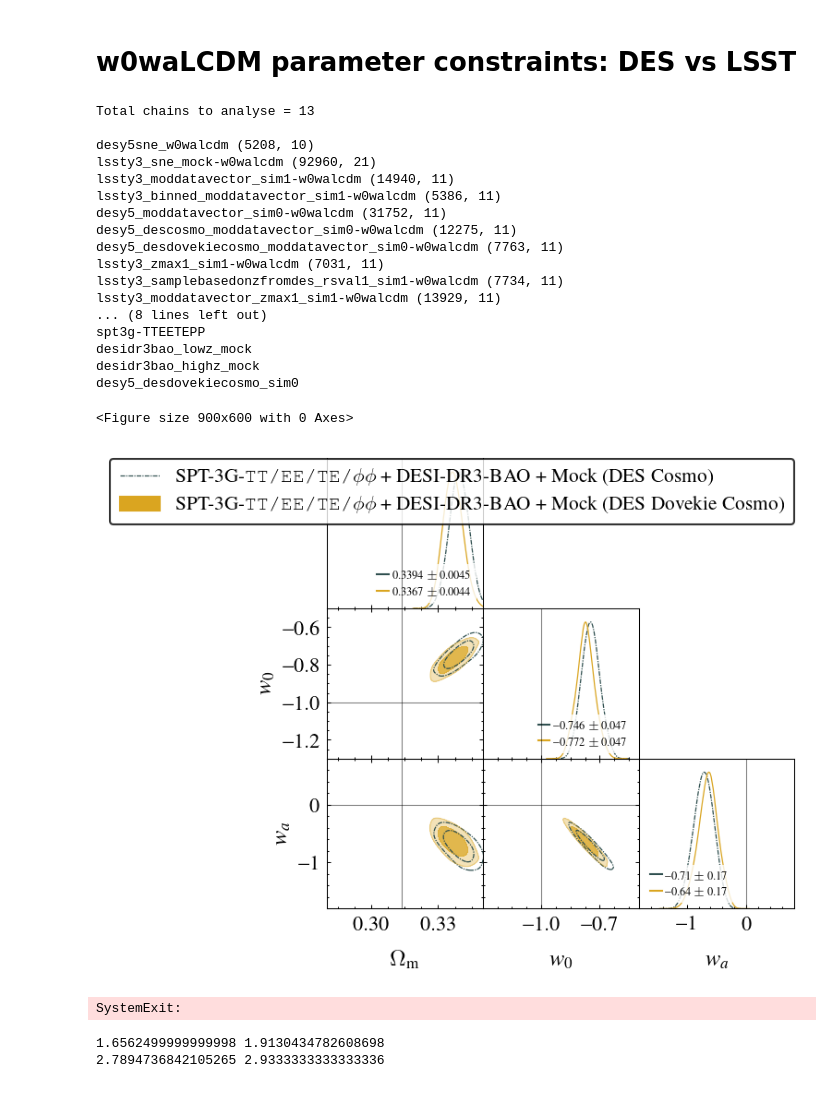
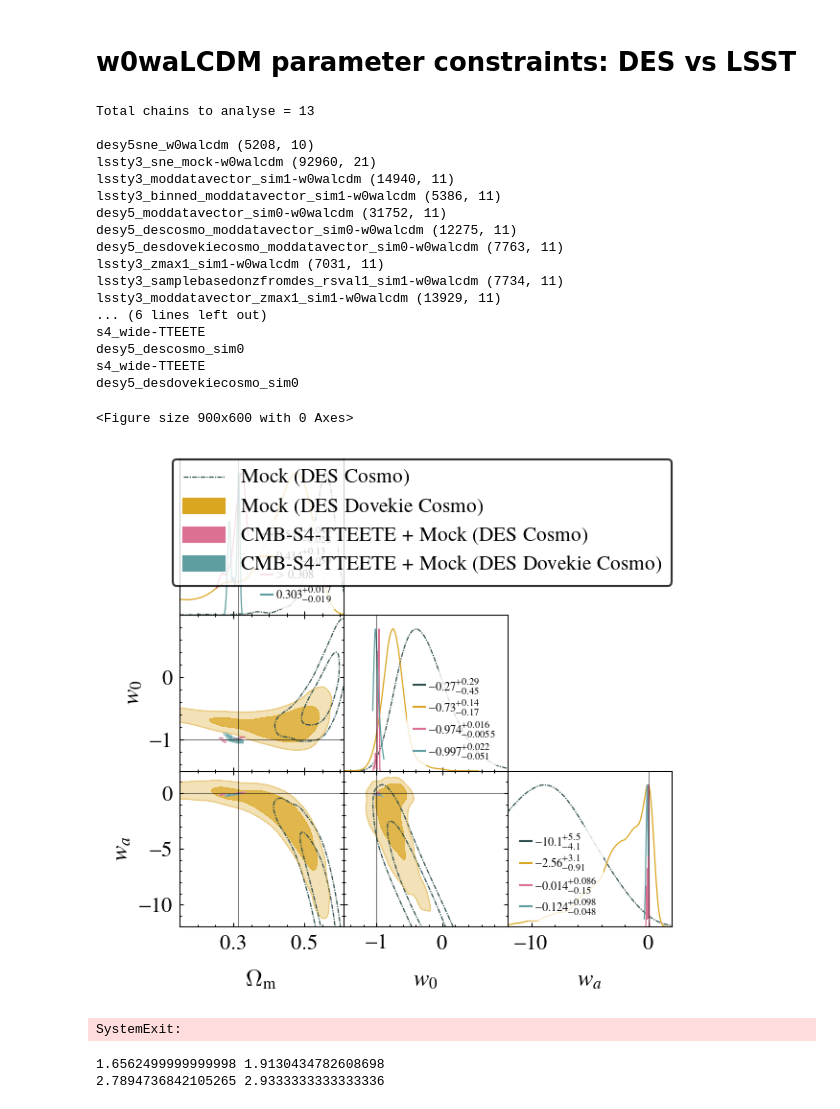
Before and after one commit to sriniraghunathan/CMB_BAO_SNe_likelihoods, a Jupyter notebook: analyse_chains_for_paper.ipynb, the cells around one changed output. Cells and saved outputs as stored; diff of their text form; code cells hidden in the pictures.

```diff
--- a/analyse_chains_for_paper.ipynb
+++ b/analyse_chains_for_paper.ipynb
@@ -399,8 +399,10 @@ if (1): #check multiple LSST datasets
 #     chain_fdlist.extend(['%s/lssty3_sim4-%s' %(other_mcmc_fd, which_cosmo)])
 #     chain_fdlist.extend(['%s/lssty3_sim5-%s' %(other_mcmc_fd, which_cosmo)])
 
-    chain_fdlist.extend(['%s/spt3g-TTEETEPP+desidr3bao_lowz_mock+desidr3bao_highz_mock+desy5_descosmo_moddatavector_sim0-%s' %(other_mcmc_fd, which_cosmo)])
-    chain_fdlist.extend(['%s/spt3g-TTEETEPP+desidr3bao_lowz_mock+desidr3bao_highz_mock+desy5_desdovekiecosmo_moddatavector_sim0-%s' %(other_mcmc_fd, which_cosmo)])
+#     chain_fdlist.extend(['%s/spt3g-TTEETEPP+desidr3bao_lowz_mock+desidr3bao_highz_mock+desy5_descosmo_moddatavector_sim0-%s' %(other_mcmc_fd, which_cosmo)])
+#     chain_fdlist.extend(['%s/spt3g-TTEETEPP+desidr3bao_lowz_mock+desidr3bao_highz_mock+desy5_desdovekiecosmo_moddatavector_sim0-%s' %(other_mcmc_fd, which_cosmo)])
+    chain_fdlist.extend(['%s/s4_wide-TTEETE+desy5_descosmo_moddatavector_sim0-%s' %(other_mcmc_fd, which_cosmo)])
+    chain_fdlist.extend(['%s/s4_wide-TTEETE+desy5_desdovekiecosmo_moddatavector_sim0-%s' %(other_mcmc_fd, which_cosmo)])
 
 
     print('Total chains to analyse = %s\n' %(len(chain_fdlist)))
@@ -477,7 +479,8 @@ if (1): #multiple DES cosm0
     plname = 'plots/%s_des_multiple_cosmo.pdf' %(which_cosmo)
     legfsval = 11.5
 
-if (1): #multiple DES cosm0
+if (1): #multiple DES cosm0 + CMB + BAO
+    """
     chains_to_plot = [
                       ##'desy5sne_%s' %(which_cosmo),
                       ##'desy5_descosmo_moddatavector_sim0-%s' %(which_cosmo),
@@ -485,8 +488,16 @@ if (1): #multiple DES cosm0
                       'spt3g-TTEETEPP+desidr3bao_lowz_mock+desidr3bao_highz_mock+desy5_descosmo_moddatavector_sim0-%s' %(which_cosmo),
                       'spt3g-TTEETEPP+desidr3bao_lowz_mock+desidr3bao_highz_mock+desy5_desdovekiecosmo_moddatavector_sim0-%s' %(which_cosmo),
     ]
+    """
+    chains_to_plot = [
+                      'desy5_descosmo_moddatavector_sim0-%s' %(which_cosmo),
+                      'desy5_desdovekiecosmo_moddatavector_sim0-%s' %(which_cosmo),
+                      's4_wide-TTEETE+desy5_descosmo_moddatavector_sim0-%s' %(which_cosmo),
+                      's4_wide-TTEETE+desy5_desdovekiecosmo_moddatavector_sim0-%s' %(which_cosmo),
+                    ]
     color_arr = ['darkslategrey', 'goldenrod', 'palevioletred', 'cadetblue']
     param_limits_dic = None
+    param_limits_dic = {'omegam': [0.15, 0.61], 'w': [-1.5, 1.], 'wa': [-12, 2.]}
 
     filled_arr = [False, True, True, True]
     ls_arr = ['-.', '-', '-', '-']
@@ -672,38 +683,38 @@ def get_des_lsst_improvements(qualifier, low_err_dic, up_err_dic):
 
 #lsst
 low_err_dic = {'w': 0.061, 'wa': 0.43}
 up_err_dic = {'w': 0.072, 'wa': 1.2}
 get_des_lsst_improvements('lsst', low_err_dic, up_err_dic)
 
 #zmax cut
 ###low_err_dic = {'w': 0.13, 'wa': 1.4}; up_err_dic = {'w': 0.077, 'wa': 2.3}
 low_err_dic = {'w': 0.09, 'wa': 0.55}; up_err_dic = {'w': 0.078, 'wa': 1.6}
 get_des_lsst_improvements('zmaxcut', low_err_dic, up_err_dic)
 
 #DES-like
 ###low_err_dic = {'w': 0.23, 'wa': 2.2}; up_err_dic = {'w': 0.13, 'wa': 3.4}
 low_err_dic = {'w': 0.16, 'wa': 0.85}; up_err_dic = {'w': 0.16, 'wa': 2.8}
 get_des_lsst_improvements('deslike', low_err_dic, up_err_dic)
 # %% [output]
 Total chains to analyse = 13
 
 desy5sne_w0walcdm (5208, 10)
 lssty3_sne_mock-w0walcdm (92960, 21)
 lssty3_moddatavector_sim1-w0walcdm (14940, 11)
 lssty3_binned_moddatavector_sim1-w0walcdm (5386, 11)
 desy5_moddatavector_sim0-w0walcdm (31752, 11)
 desy5_descosmo_moddatavector_sim0-w0walcdm (12275, 11)
 desy5_desdovekiecosmo_moddatavector_sim0-w0walcdm (7763, 11)
 lssty3_zmax1_sim1-w0walcdm (7031, 11)
 lssty3_samplebasedonzfromdes_rsval1_sim1-w0walcdm (7734, 11)
 lssty3_moddatavector_zmax1_sim1-w0walcdm (13929, 11)
-... (8 lines left out)
-spt3g-TTEETEPP
-desidr3bao_lowz_mock
-desidr3bao_highz_mock
+... (6 lines left out)
+s4_wide-TTEETE
+desy5_descosmo_sim0
+s4_wide-TTEETE
 desy5_desdovekiecosmo_sim0
 <Figure size 900x600 with 0 Axes>
-[figure, old version]
+[figure, new version]
 SystemExit:
 # %%
 print( 5.3/3.2, 4.4/2.3 )
```
Also changed, not shown: 2 other files.
